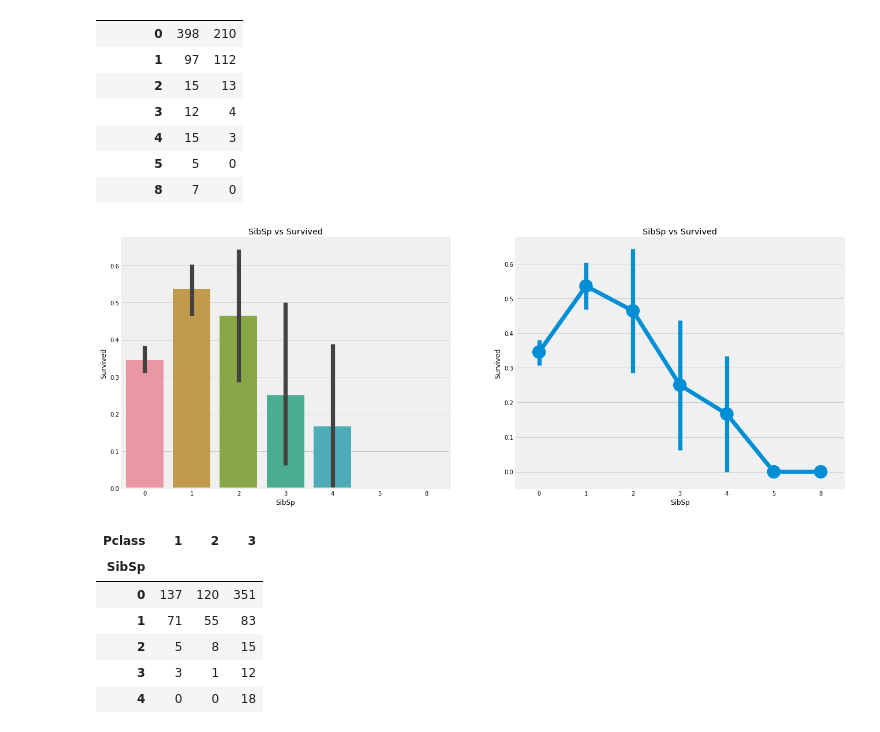
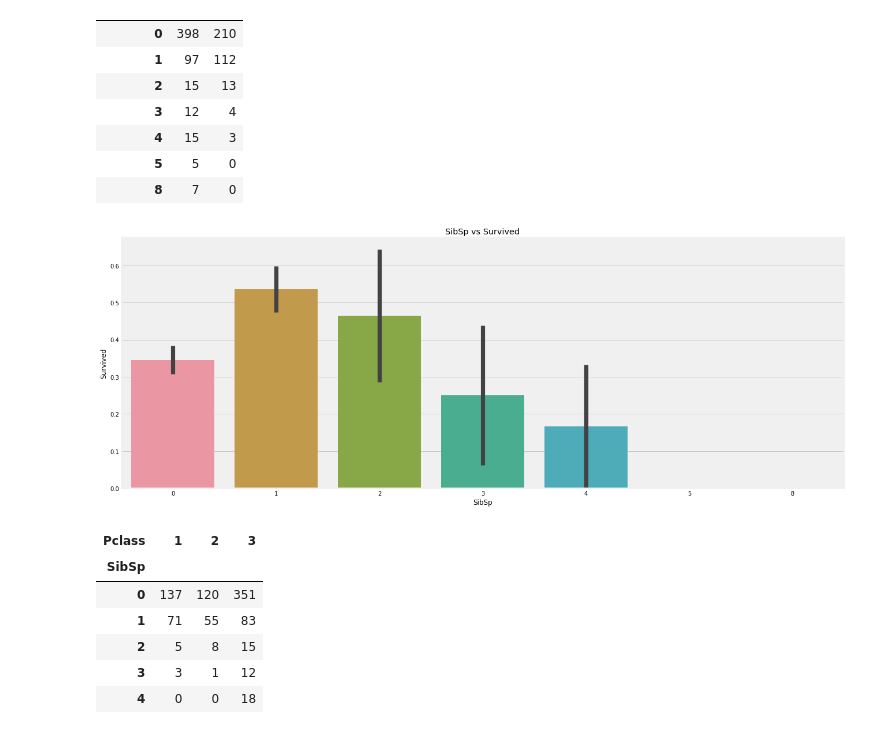
Before and after one commit to ttc-edu-dev-team/da-structured-data, a Jupyter notebook: step3 - Classification.ipynb, the cells around one changed output. Saved outputs shown, nothing was run; the diff lists cells and outputs as text; code cells hidden in the pictures.

```diff
--- a/step3 - Classification.ipynb
+++ b/step3 - Classification.ipynb
@@ -983,15 +983,12 @@ pd.crosstab([data.SibSp],data.Survived).style.background_gradient(cmap='summer_r
 | 5 | 5 | 0 |
 | 8 | 7 | 0 |
 # %%
-f,ax=plt.subplots(1,2,figsize=(20,8))
-sns.barplot('SibSp','Survived',data=data,ax=ax[0])
-ax[0].set_title('SibSp vs Survived')
-sns.factorplot('SibSp','Survived',data=data,ax=ax[1])
-ax[1].set_title('SibSp vs Survived')
-plt.close(2)
+f,ax=plt.subplots(1,1,figsize=(20,8))
+sns.barplot('SibSp','Survived',data=data,ax=ax)
+ax.set_title('SibSp vs Survived')
 plt.show()
 # %% [output]
-[figure, old version]
+[figure, new version]
 # %%
 pd.crosstab(data.SibSp,data.Pclass).style.background_gradient(cmap='summer_r')
 # %% [output]
```
Also changed, not shown: parts of 7 cells of this notebook.
